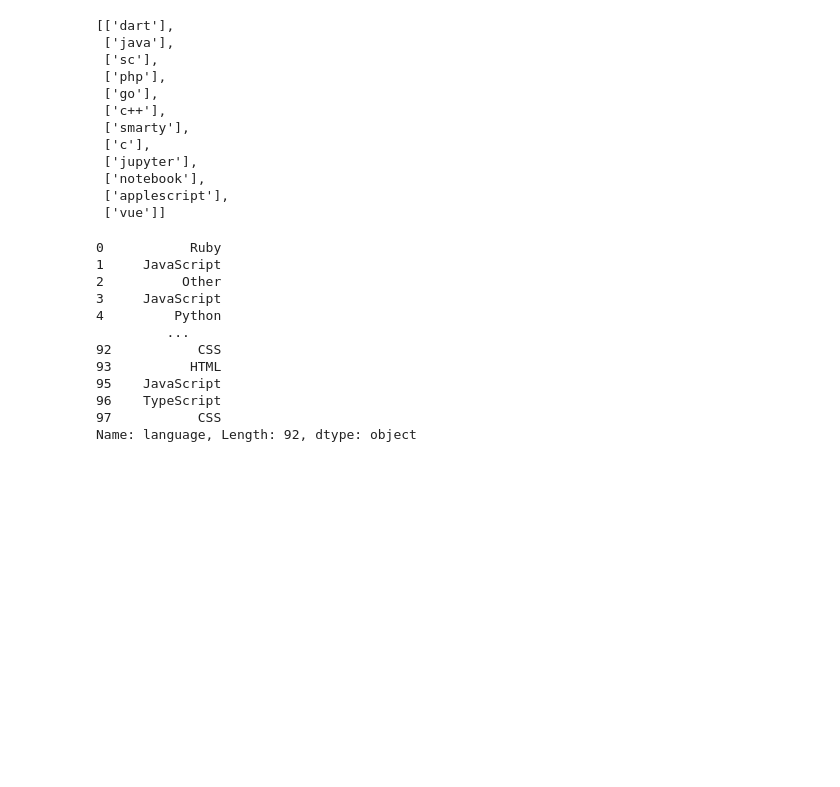
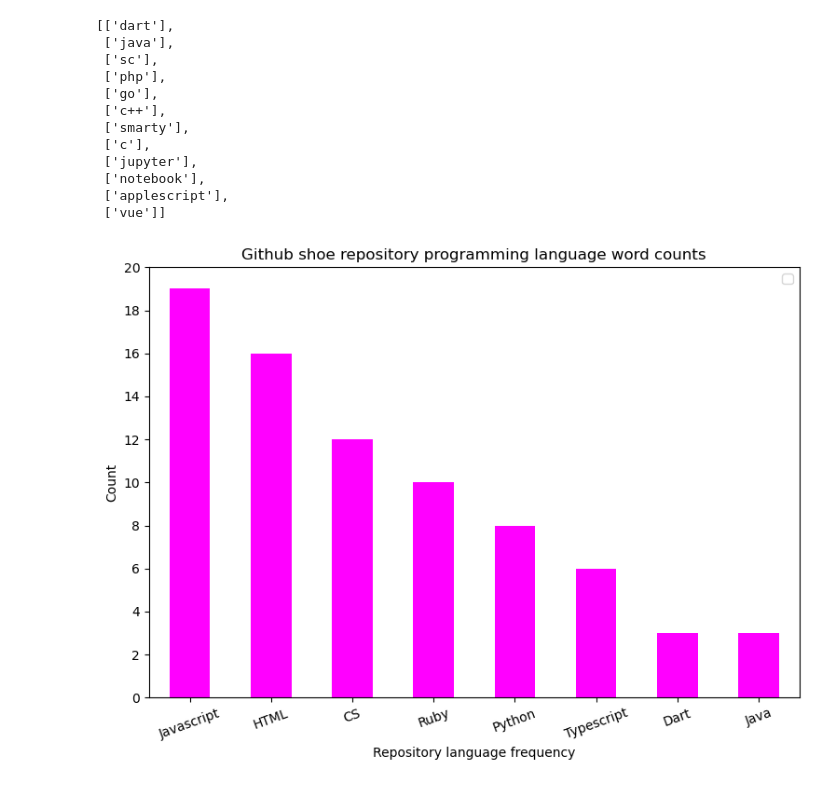
Before and after one commit to nlp-group-project/github-readme-languages, a Jupyter notebook: magdalena-notebook-03mars2023.ipynb, the cells around one changed output. Cells and saved outputs as stored; diff of their text form; code cells hidden in the pictures; blank space fills up the shorter version.

```diff
--- a/magdalena-notebook-03mars2023.ipynb
+++ b/magdalena-notebook-03mars2023.ipynb
@@ -477,18 +460,29 @@ list_of_other = ['Java', 'Jupyter Notebook', 'AppleScript', 'Vue', 'Dart', 'SCSS
 
 for i in list_of_other:
     df['language'] = df['language'].replace(i, 'Other')
-# %%
-df['language']
-# %% [output]
-0           Ruby
-1     JavaScript
-2          Other
-3     JavaScript
-4         Python
-         ...
-92           CSS
-93          HTML
-95    JavaScript
-96    TypeScript
-97           CSS
-Name: language, Length: 92, dtype: object
+# %%
+top_freq = lang_df.head(8)
+# %%
+# most frequent words, label-coloured
+def lang_freq_barchart():
+
+    top_freq.plot.bar(figsize = (9,6), color = 'magenta')
+
+    plt.title('Github shoe repository programming language word counts')
+
+    # set xtick labels and properties
+    plt.xticks([0, 1, 2, 3, 4, 5, 6, 7],
+               ['Javascript', 'HTML', 'CS', 'Ruby', 'Python', 'Typescript', 'Dart', 'Java'],
+                rotation=20)
+
+    plt.legend([],[])
+    plt.yticks(np.arange(0, 21, 2))
+
+    plt.ylabel('Count')
+    plt.xlabel('Repository language frequency')
+
+    plt.show()
+# %%
+lang_freq_barchart()
+# %% [output]
+[figure, added]
```
Also changed, not shown: parts of 3 cells of this notebook, 1 other file.
